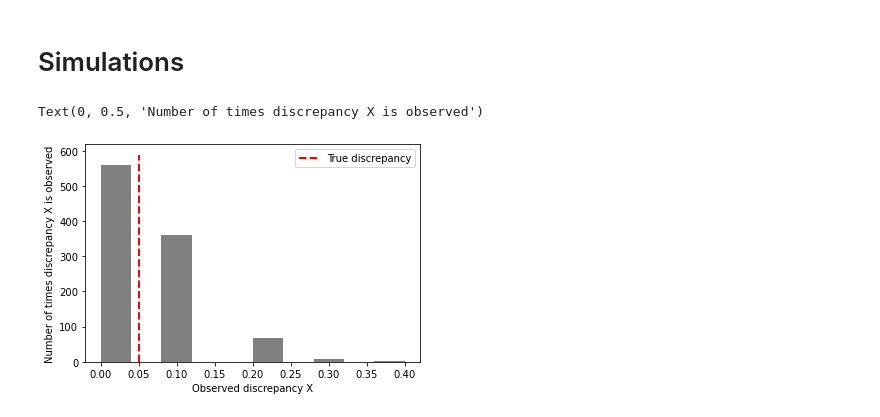
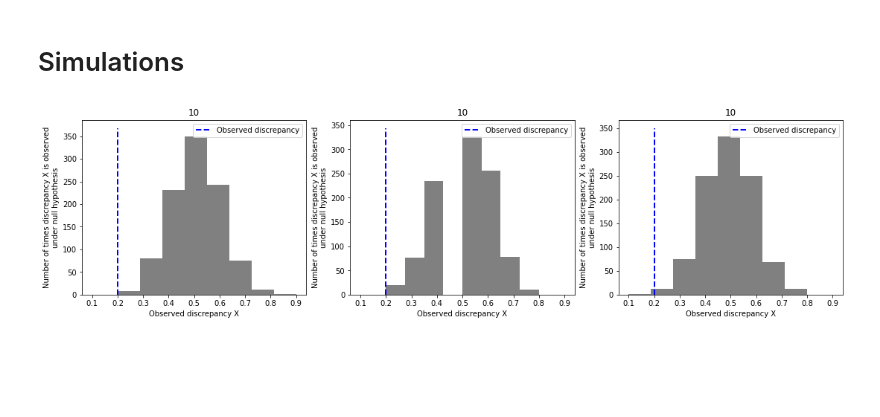
Before and after one commit to amrita112/DiscSim-old, a Jupyter notebook: Sample EDC data analysis.ipynb, the cells around one changed output. Saved outputs shown, nothing was run; the diff lists cells and outputs as text; code cells hidden in the pictures; blank space fills up the shorter version.

```diff
--- a/Sample EDC data analysis.ipynb
+++ b/Sample EDC data analysis.ipynb
@@ -324,24 +325,31 @@ for i in range(3):
 # %% [markdown]
 # Simulations
 # %%
-n_samples_sub = 140
-n_samples_sup = 10
-true_disc = 0.05
+n_samples_sub = 20
+n_samples_sup = [10, 10, 10]
+true_disc = 0.5
 
 n_mismatch = int(true_disc*n_samples_sub)
 samples = np.zeros(n_samples_sub)
 samples[np.random.choice(list(range(n_samples_sub)), size = n_mismatch, replace = False).astype(int)] = np.ones(n_mismatch)
 
 n_observations = 1000
-observed_disc = [np.sum(np.random.choice(samples, size = n_samples_sup, replace = False))/n_samples_sup for i in range(n_observations)]
 
-plt.figure()
-plt.hist(observed_disc, color = 'gray')
-ylim = plt.ylim()
-plt.plot([true_disc, true_disc], [ylim[0], ylim[1]], color = 'r', linestyle = '--', linewidth = 2, label = 'True discrepancy')
-plt.legend()
-plt.xlabel('Observed discrepancy X')
-plt.ylabel('Number of times discrepancy X is observed')
+fig, ax = plt.subplots(nrows = 1, ncols = 3, figsize = [15, 4], sharex = True, constrained_layout = True)
+ax_no = 0
+for n in n_samples_sup:
+
+    observed_disc = [np.sum(np.random.choice(samples, size = n, replace = False))/n for i in range(n_observations)]
+    ax[ax_no].hist(observed_disc, 8, color = 'gray')
+    ylim = ax[ax_no].get_ylim()
+    #ax[ax_no].plot([true_disc, true_disc], [ylim[0], ylim[1]], color = 'r', linestyle = '--', linewidth = 2, label = 'True discrepancy')
+    ax[ax_no].plot([0.2, 0.2], [ylim[0], ylim[1]], color = 'b', linestyle = '--', linewidth = 2, label = 'Observed discrepancy')
+    ax[ax_no].legend()
+    ax[ax_no].set_xlabel('Observed discrepancy X')
+    #ax[ax_no].set_ylabel('Number of times discrepancy X is observed')
+    ax[ax_no].set_ylabel('Number of times discrepancy X is observed\nunder null hypothesis')
+    ax[ax_no].set_title('{0}'.format(n))
+
+    ax_no += 1
 # %% [output]
-Text(0, 0.5, 'Number of times discrepancy X is observed')
-[figure, old version]
+[figure, new version]
```
Also changed, not shown: parts of 2 cells of this notebook, 1 other file.
